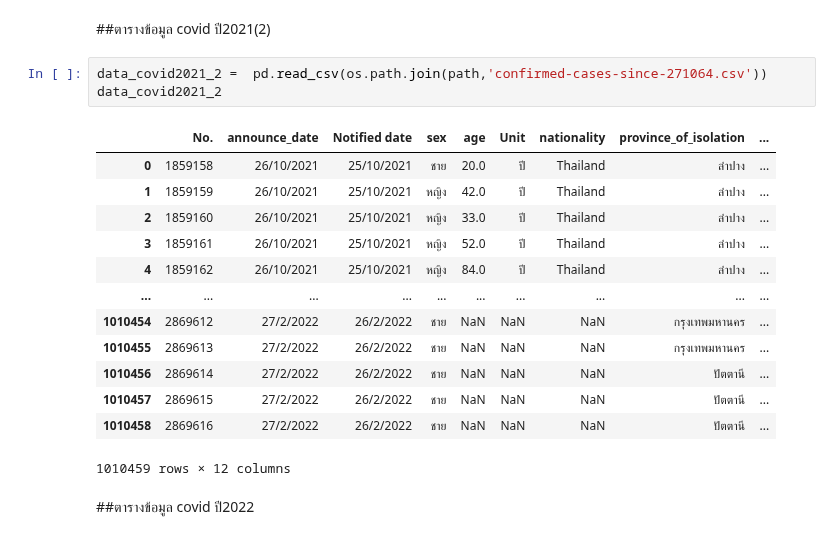
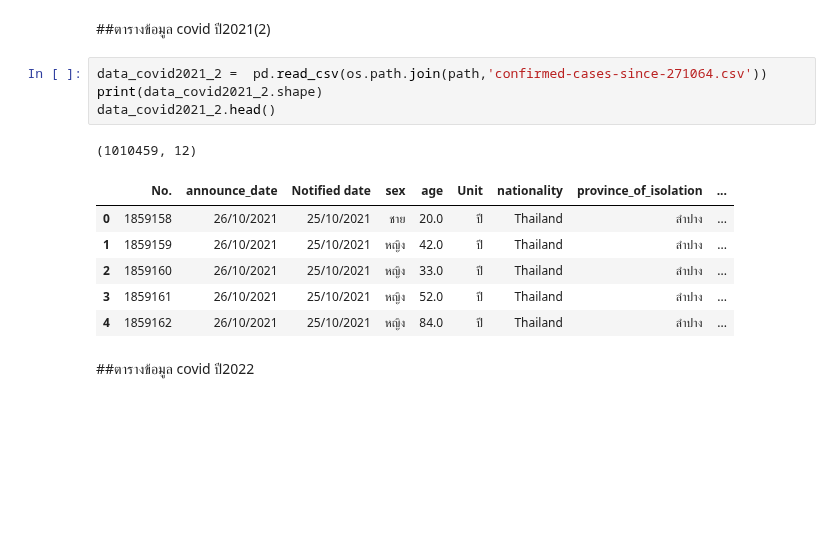
Before and after one commit to Nunticha24/data_viz_2022, a Jupyter notebook: Project_Dinosaur.ipynb, the cells around one changed output. Saved outputs shown, nothing was run; the diff lists cells and outputs as text; blank space fills up the shorter version.

```diff
--- a/Project_Dinosaur.ipynb
+++ b/Project_Dinosaur.ipynb
@@ -67,21 +59,16 @@ data_covid2021_1
 ##ตารางข้อมูล covid ปี2021(2)
 # %%
 data_covid2021_2 =  pd.read_csv(os.path.join(path,'confirmed-cases-since-271064.csv'))
-data_covid2021_2
+print(data_covid2021_2.shape)
+data_covid2021_2.head()
 # %% [output]
+(1010459, 12)
 |  | No. | announce_date | Notified date | sex | age | Unit | nationality | province_of_isolation | ... |
 | 0 | 1859158 | 26/10/2021 | 25/10/2021 | ชาย | 20.0 | ปี | Thailand | ลำปาง | ... |
 | 1 | 1859159 | 26/10/2021 | 25/10/2021 | หญิง | 42.0 | ปี | Thailand | ลำปาง | ... |
 | 2 | 1859160 | 26/10/2021 | 25/10/2021 | หญิง | 33.0 | ปี | Thailand | ลำปาง | ... |
 | 3 | 1859161 | 26/10/2021 | 25/10/2021 | หญิง | 52.0 | ปี | Thailand | ลำปาง | ... |
 | 4 | 1859162 | 26/10/2021 | 25/10/2021 | หญิง | 84.0 | ปี | Thailand | ลำปาง | ... |
-| ... | ... | ... | ... | ... | ... | ... | ... | ... | ... |
-| 1010454 | 2869612 | 27/2/2022 | 26/2/2022 | ชาย | NaN | NaN | NaN | กรุงเทพมหานคร | ... |
-| 1010455 | 2869613 | 27/2/2022 | 26/2/2022 | ชาย | NaN | NaN | NaN | กรุงเทพมหานคร | ... |
-| 1010456 | 2869614 | 27/2/2022 | 26/2/2022 | ชาย | NaN | NaN | NaN | ปัตตานี | ... |
-| 1010457 | 2869615 | 27/2/2022 | 26/2/2022 | ชาย | NaN | NaN | NaN | ปัตตานี | ... |
-| 1010458 | 2869616 | 27/2/2022 | 26/2/2022 | ชาย | NaN | NaN | NaN | ปัตตานี | ... |
-1010459 rows × 12 columns
 # %% [markdown]
 ##ตารางข้อมูล covid ปี2022
 # %%
```
Also changed, not shown: parts of 134 cells of this notebook.
